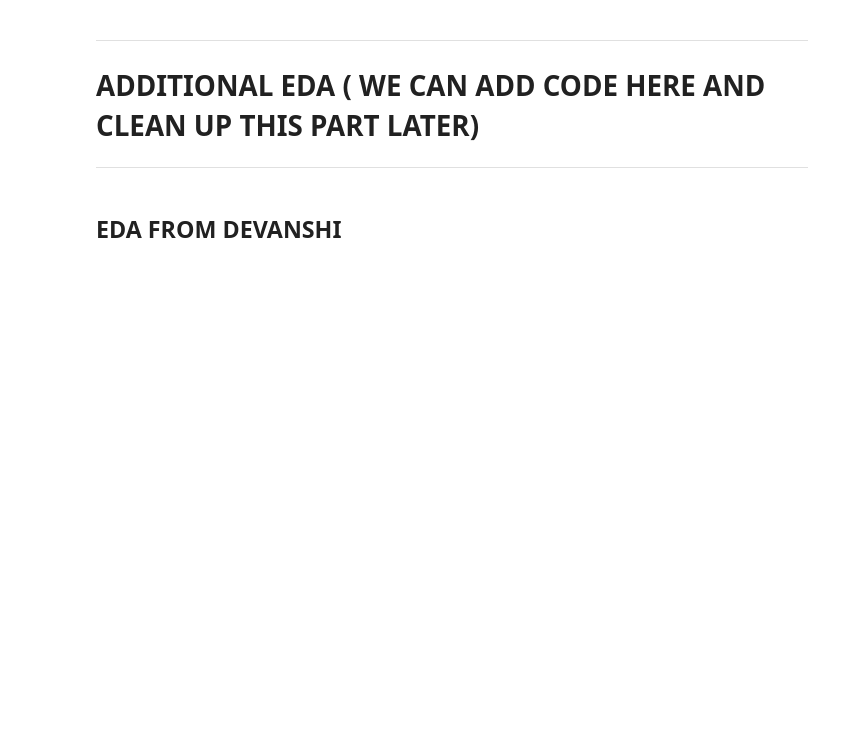
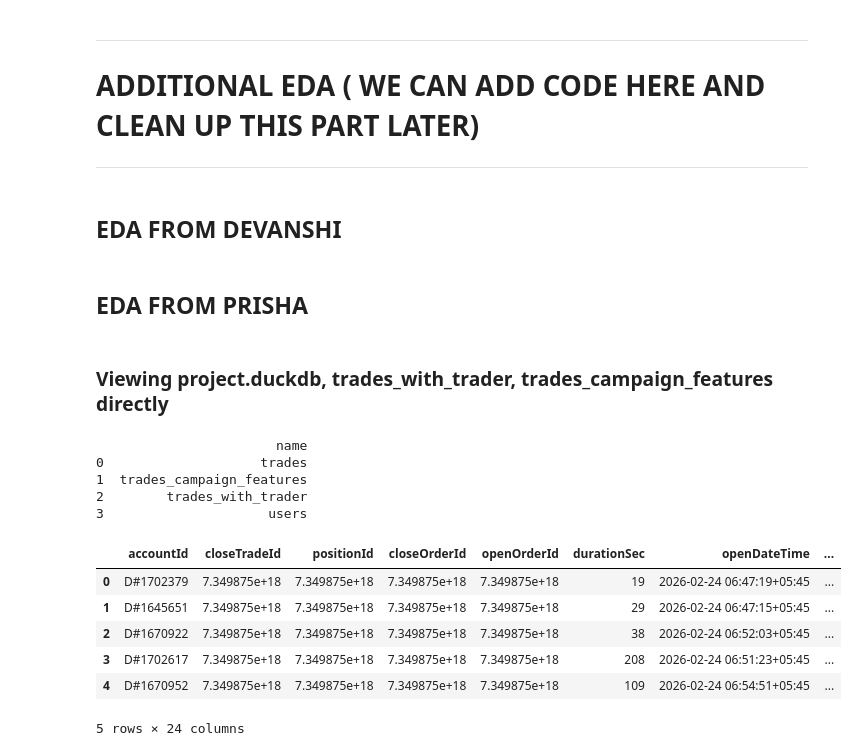
Before and after one commit to aanya006/C22-veNTUre-project, a Jupyter notebook: notebooks/EDA.ipynb, the cells around one changed output. Drawn from its saved outputs; the diff is of its cells as text; code cells hidden in the pictures; blank space fills up the shorter version.

```diff
--- a/notebooks/EDA.ipynb
+++ b/notebooks/EDA.ipynb
@@ -151,3 +165,24 @@ Strong result, this helps seperate winners from losers
 ------------------------------------------------------------------------------------------------------------
 # %% [markdown]
 ## EDA FROM DEVANSHI
+# %% [markdown]
+## EDA FROM PRISHA
+# %% [markdown]
+### Viewing project.duckdb, trades_with_trader, trades_campaign_features directly
+# %%
+# project.duckdb: list tables and preview one
+print(con.execute("SHOW TABLES").fetchdf())
+con.execute("SELECT * FROM trades_with_trader LIMIT 5").fetchdf()
+# %% [output]
+                       name
+0                    trades
+1  trades_campaign_features
+2        trades_with_trader
+3                     users
+|  | accountId | closeTradeId | positionId | closeOrderId | openOrderId | durationSec | openDateTime | ... |
+| 0 | D#1702379 | 7.349875e+18 | 7.349875e+18 | 7.349875e+18 | 7.349875e+18 | 19 | 2026-02-24 06:47:19+05:45 | ... |
+| 1 | D#1645651 | 7.349875e+18 | 7.349875e+18 | 7.349875e+18 | 7.349875e+18 | 29 | 2026-02-24 06:47:15+05:45 | ... |
+| 2 | D#1670922 | 7.349875e+18 | 7.349875e+18 | 7.349875e+18 | 7.349875e+18 | 38 | 2026-02-24 06:52:03+05:45 | ... |
+| 3 | D#1702617 | 7.349875e+18 | 7.349875e+18 | 7.349875e+18 | 7.349875e+18 | 208 | 2026-02-24 06:51:23+05:45 | ... |
+| 4 | D#1670952 | 7.349875e+18 | 7.349875e+18 | 7.349875e+18 | 7.349875e+18 | 109 | 2026-02-24 06:54:51+05:45 | ... |
+5 rows × 24 columns
```
Also changed, not shown: parts of 19 cells of this notebook, 2 other files.
